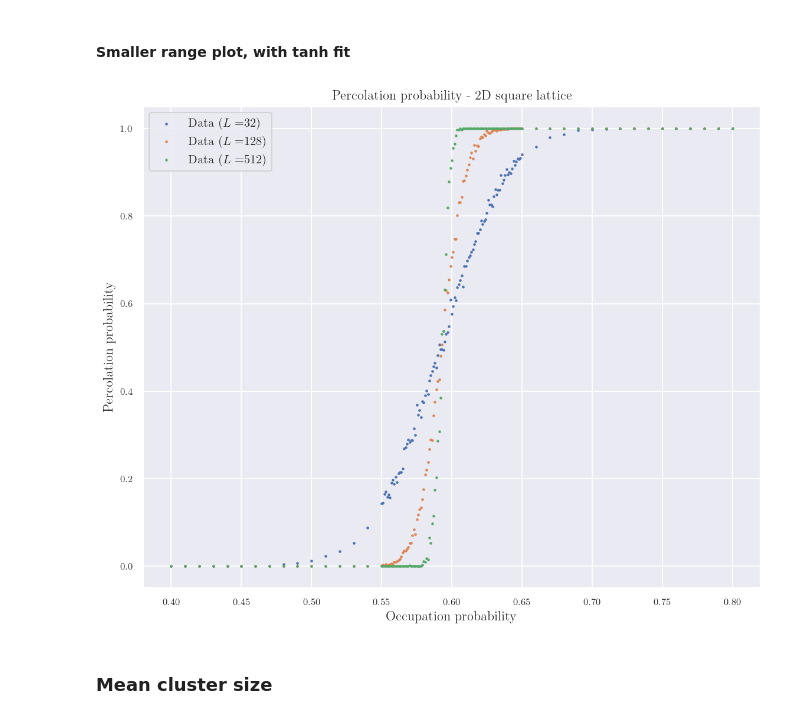
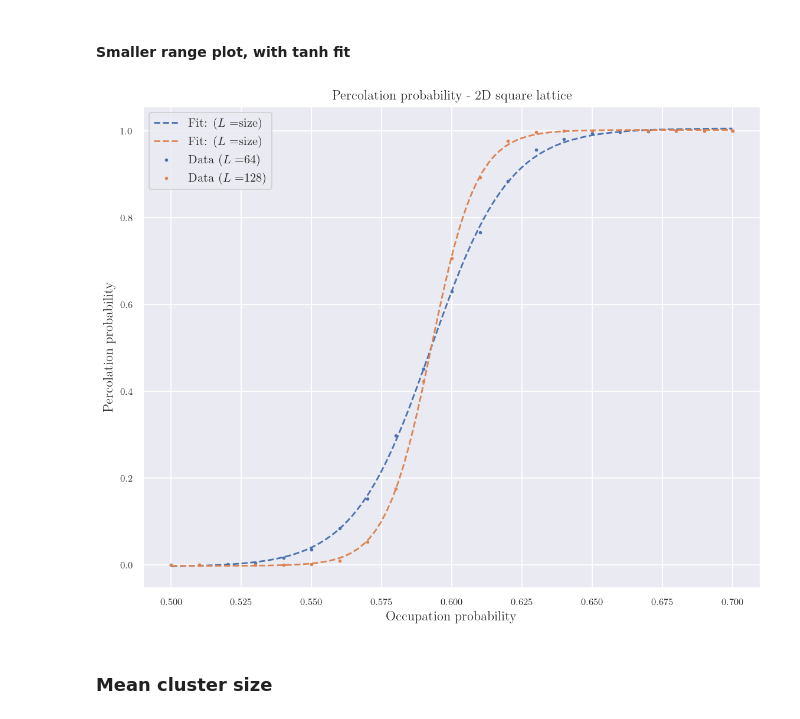
Before and after one commit to alansammarone/musk, a Jupyter notebook: notebooks/percolation_2d_analysis.ipynb, the cells around one changed output. Saved outputs shown, nothing was run; the diff lists cells and outputs as text; code cells hidden in the pictures.

```diff
--- a/notebooks/percolation_2d_analysis.ipynb
+++ b/notebooks/percolation_2d_analysis.ipynb
@@ -133,27 +140,32 @@ plt.show()
 # %% [markdown]
 #### Smaller range plot, with tanh fit
 # %%
-sizes = [32, 128, 512]
-prob_lower_bound = 0.4
-prob_upper_bound = 0.8
-probabilities = df_orig[PROBABILITY_COL].unique()
-probabilities = probabilities[np.where(
-        (probabilities >= prob_lower_bound) & (probabilities <= prob_upper_bound)
-)].tolist()
+def fit_fn(X, a, b, c, d):
+    return a * np.tanh(b*X + c) + d
+
+sizes = [64, 128]
+prob_range = [0.5, 0.7]
+probabilities = select_probabilities_in_range(df_orig, prob_range, 2)
 df = filter_and_select_columns(df_orig, sizes, probabilities, [HAS_PERCOLATED_COL])
 setup_figure()
 
 for size, group_df in df.groupby(SIZE_COL):
-    group_df = group_df.groupby(PROBABILITY_COL)[HAS_PERCOLATED_COL].mean()
-    plt.scatter(group_df.index, group_df, s=2, label=f"Data ($L=${size})")
+    group_df = group_df.groupby(PROBABILITY_COL)[HAS_PERCOLATED_COL]
+    mean = group_df.mean()
+    X, Y = mean.index, mean
+    popt = (1/2, 10, -1, 1/2)
+    popt, pcov = curve_fit(fit_fn, X, Y, p0=popt)
+    plt.scatter(X, Y, s=4, label=f"Data ($L=${size})")
+    X_fit = np.linspace(min(X), max(X), 100)
+    plt.plot(X_fit, fit_fn(X_fit, *popt), "--", label="Fit: ($L=${size})")
 
 plt.title("Percolation probability - 2D square lattice")
 plt.xlabel("Occupation probability")
 plt.ylabel("Percolation probability")
 plt.legend()
 plt.show()
 # %% [output]
-[figure, old version]
+[figure, new version]
 # %% [markdown]
 ### Mean cluster size
 # %%
```
Also changed, not shown: parts of 3 cells of this notebook, 2 other files.
